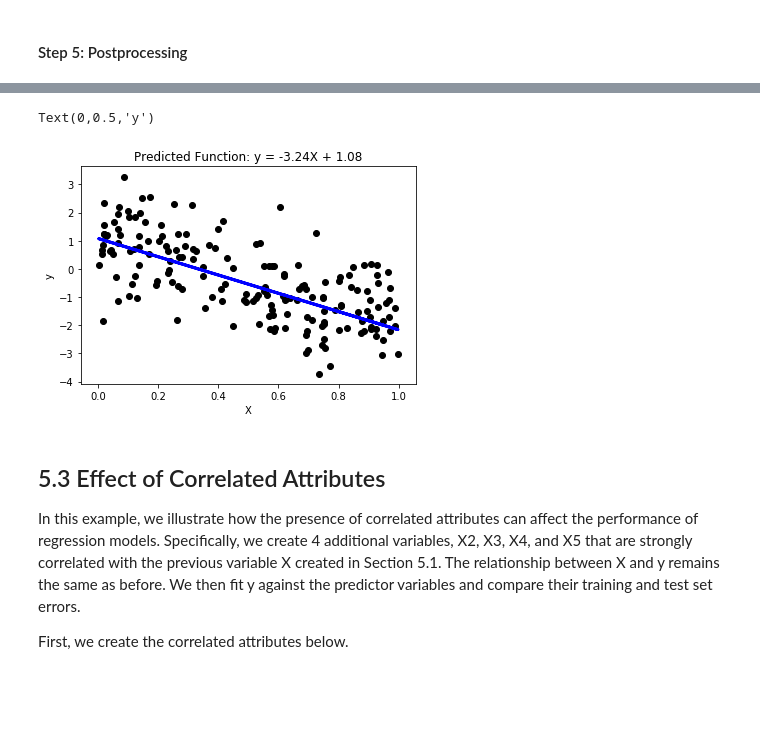
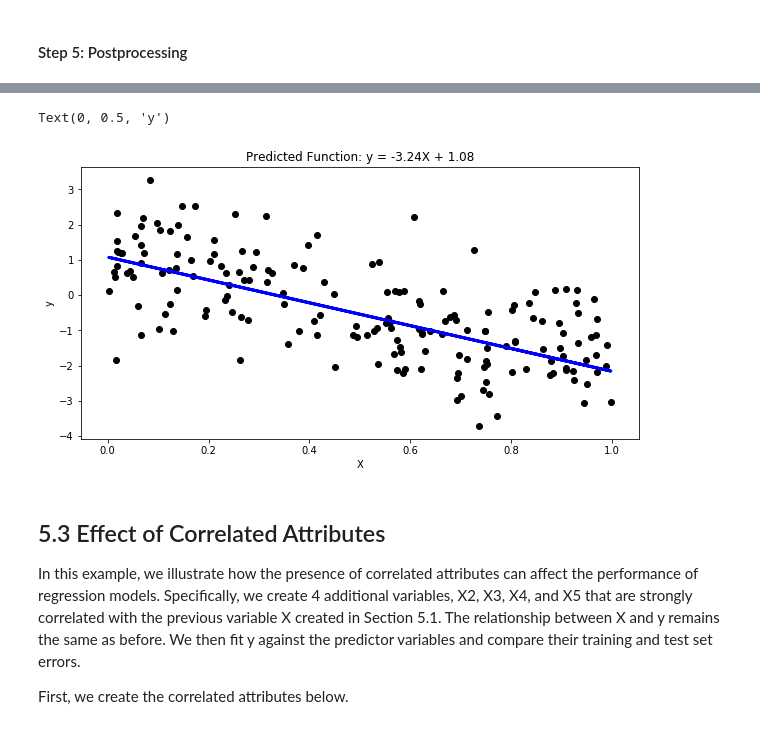
Before and after one commit to dhruvakumar3616/Education, a Jupyter notebook: Data_Analytics_python_books/tutorial5_Regression.ipynb, the cells around one changed output, grey strips where cells are left out. Cells and saved outputs as stored; diff of their text form; code cells hidden in the pictures; blank space fills up the shorter version.

```diff
--- a/Data_Analytics_python_books/tutorial5_Regression.ipynb
+++ b/Data_Analytics_python_books/tutorial5_Regression.ipynb
@@ -100,6 +100,7 @@ print('Slope = ', regr.coef_[0][0])
 print('Intercept = ', regr.intercept_[0])### Step 4: Postprocessing
 
 # Plot outputs
+plt.figure(figsize=(10,5))
 plt.scatter(X_test, y_test,  color='black')
 plt.plot(X_test, y_pred_test, color='blue', linewidth=3)
 titlestr = 'Predicted Function: y = %.2fX + %.2f' % (regr.coef_[0], regr.intercept_[0])
@@ -112,5 +113,5 @@ Intercept =  1.0805993038584834
-Text(0,0.5,'y')
+Text(0, 0.5, 'y')
-[figure, old version]
+[figure, new version]
 # %% [markdown]
 ## 5.3 Effect of Correlated Attributes
 
```
Also changed, not shown: parts of 2 cells of this notebook, 5 other files.
